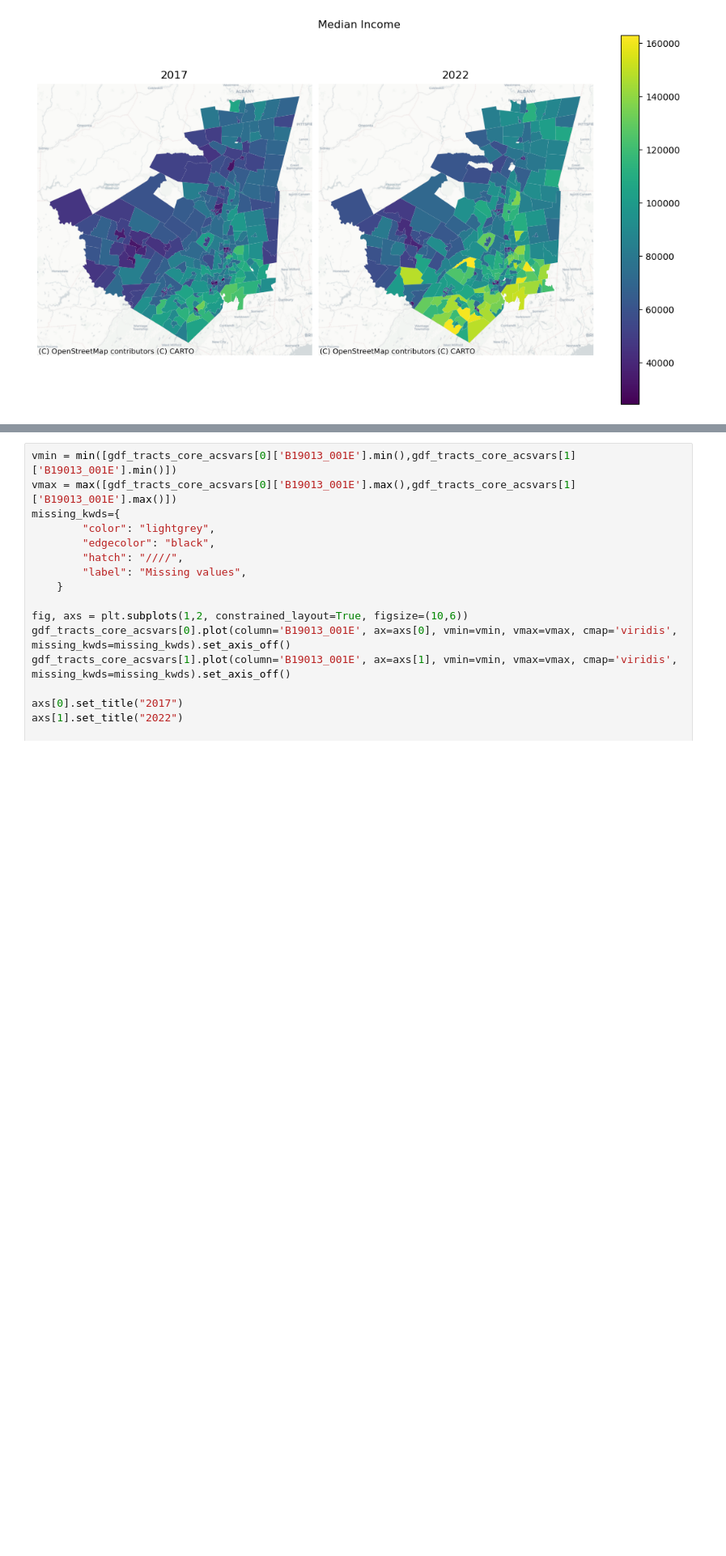
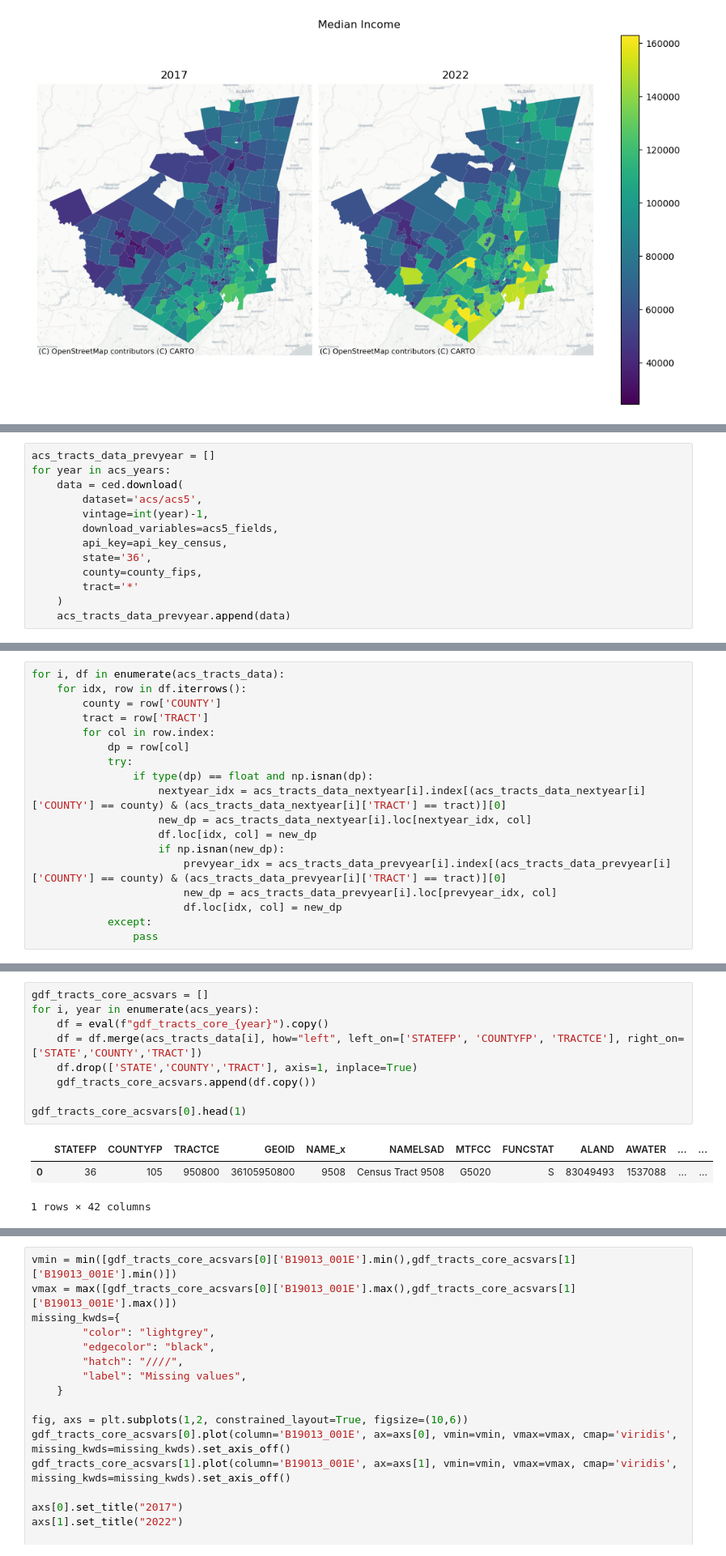
Before and after one commit to dkrasne/nys_farms, a Jupyter notebook: nys_farms_2_census.ipynb, the cells around one changed output, grey strips where cells are left out. Shown at 81% size. Saved outputs shown, nothing was run; the diff lists cells and outputs as text; blank space fills up the shorter version.

```diff
--- a/nys_farms_2_census.ipynb
+++ b/nys_farms_2_census.ipynb
@@ -569,0 +495,13 @@ set([val[0] for val in null_vals_2022_new2])
+# %%
+acs_tracts_data_prevyear = []
+for year in acs_years:
+    data = ced.download(
+        dataset='acs/acs5',
+        vintage=int(year)-1,
+        download_variables=acs5_fields,
+        api_key=api_key_census,
+        state='36',
+        county=county_fips,
+        tract='*'
+    )
+    acs_tracts_data_prevyear.append(data)
@@ -569,0 +514,18 @@ set([val[0] for val in null_vals_2022_new2])
+# %%
+for i, df in enumerate(acs_tracts_data):
+    for idx, row in df.iterrows():
+        county = row['COUNTY']
+        tract = row['TRACT']
+        for col in row.index:
+            dp = row[col]
+            try:
+                if type(dp) == float and np.isnan(dp):
+                    nextyear_idx = acs_tracts_data_nextyear[i].index[(acs_tracts_data_nextyear[i]['COUNTY'] == county) & (acs_tracts_data_nextyear[i]['TRACT'] == tract)][0]
+                    new_dp = acs_tracts_data_nextyear[i].loc[nextyear_idx, col]
+                    df.loc[idx, col] = new_dp
+                    if np.isnan(new_dp):
+                        prevyear_idx = acs_tracts_data_prevyear[i].index[(acs_tracts_data_prevyear[i]['COUNTY'] == county) & (acs_tracts_data_prevyear[i]['TRACT'] == tract)][0]
+                        new_dp = acs_tracts_data_prevyear[i].loc[prevyear_idx, col]
+                        df.loc[idx, col] = new_dp
+            except:
+                pass
@@ -569,0 +545,13 @@ set([val[0] for val in null_vals_2022_new2])
+# %%
+gdf_tracts_core_acsvars = []
+for i, year in enumerate(acs_years):
+    df = eval(f"gdf_tracts_core_{year}").copy()
+    df = df.merge(acs_tracts_data[i], how="left", left_on=['STATEFP', 'COUNTYFP', 'TRACTCE'], right_on=['STATE','COUNTY','TRACT'])
+    df.drop(['STATE','COUNTY','TRACT'], axis=1, inplace=True)
+    gdf_tracts_core_acsvars.append(df.copy())
+
+gdf_tracts_core_acsvars[0].head(1)
+# %% [output]
+|  | STATEFP | COUNTYFP | TRACTCE | GEOID | NAME_x | NAMELSAD | MTFCC | FUNCSTAT | ALAND | AWATER | ... | ... |
+| 0 | 36 | 105 | 950800 | 36105950800 | 9508 | Census Tract 9508 | G5020 | S | 83049493 | 1537088 | ... | ... |
+1 rows × 42 columns
```
Also changed, not shown: parts of 46 cells of this notebook, 4 other files.
